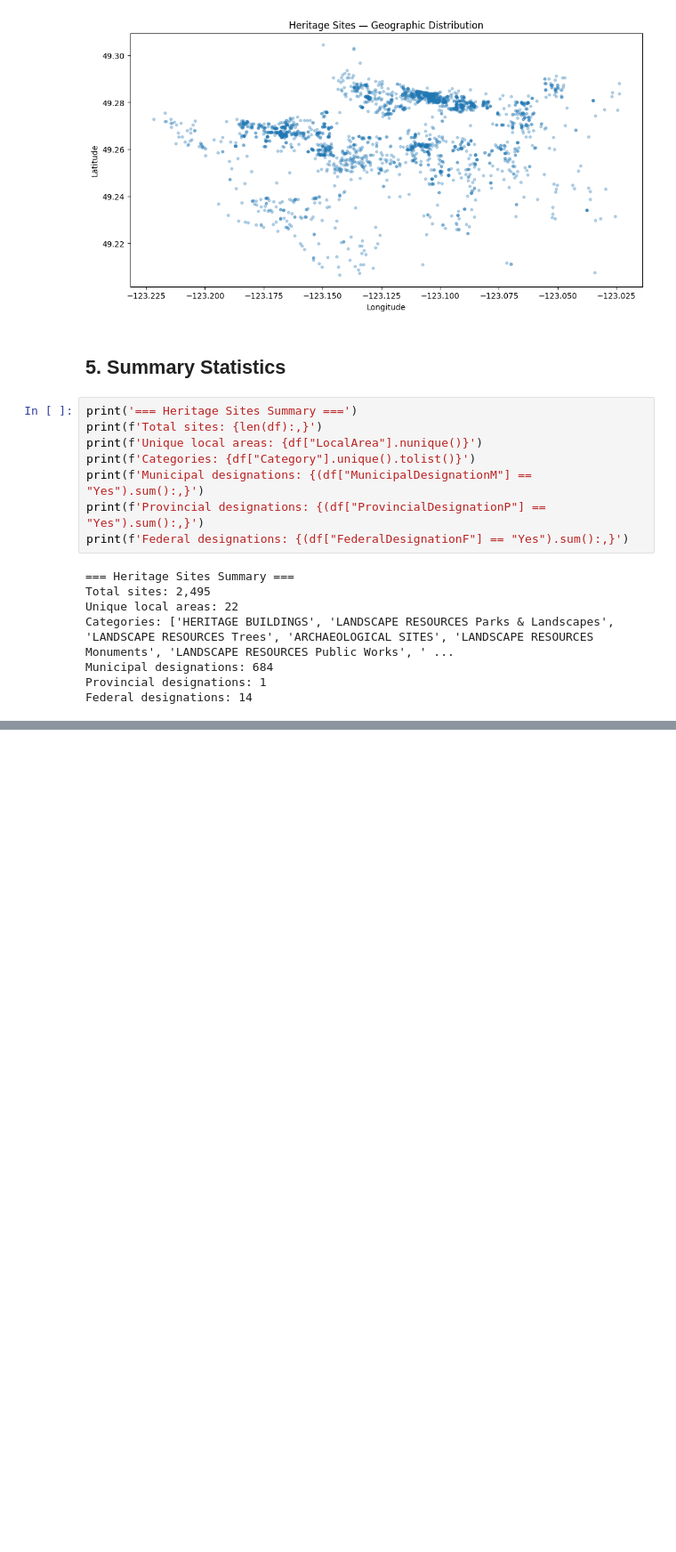
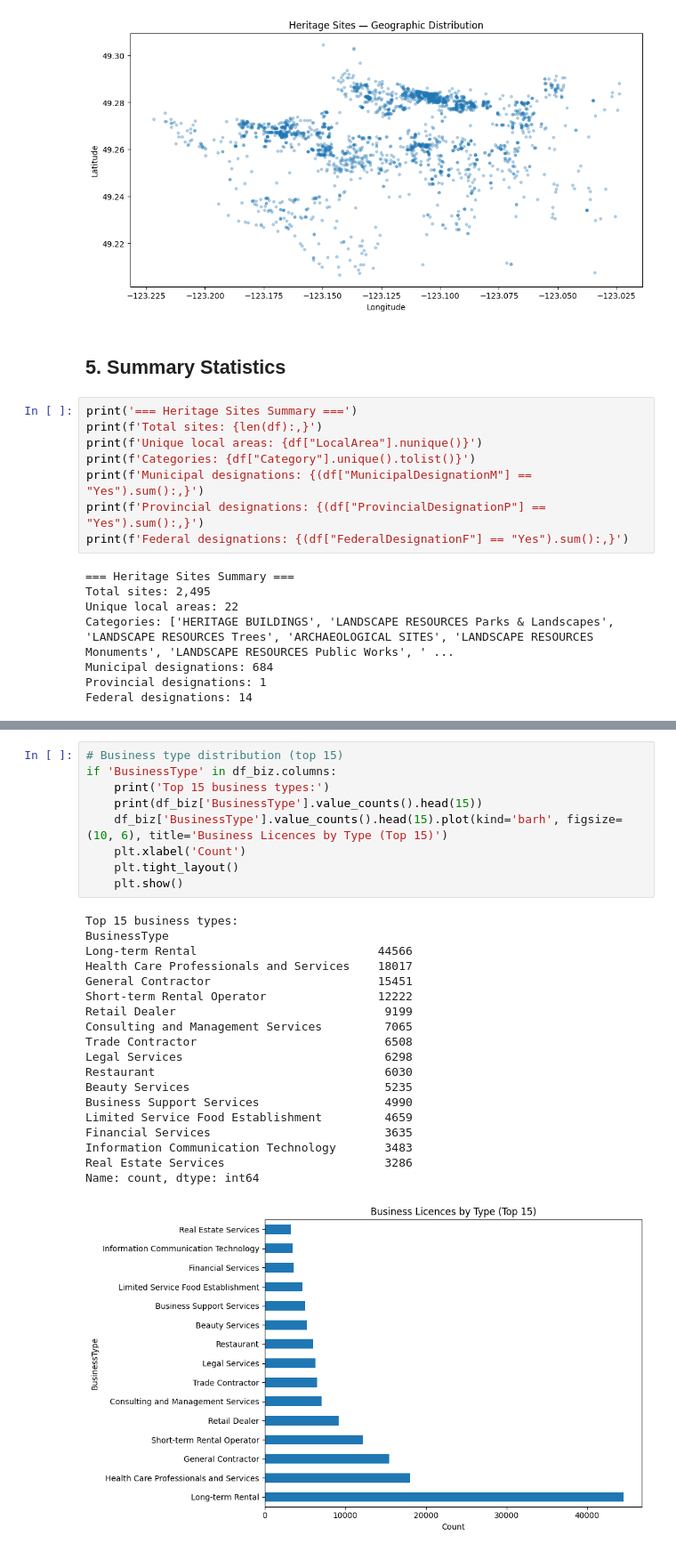
Before and after one commit to NickDulvy/aida-lab-my-work, a Jupyter notebook: module-03/heritage-sites-analysis.ipynb, the cells around one changed output, grey strips where cells are left out. Shown at 89% size. Drawn from its saved outputs; the diff is of its cells as text; blank space fills up the shorter version.

```diff
--- a/module-03/heritage-sites-analysis.ipynb
+++ b/module-03/heritage-sites-analysis.ipynb
@@ -423,0 +610,29 @@ Federal designations: 14
+# %%
+# Business type distribution (top 15)
+if 'BusinessType' in df_biz.columns:
+    print('Top 15 business types:')
+    print(df_biz['BusinessType'].value_counts().head(15))
+    df_biz['BusinessType'].value_counts().head(15).plot(kind='barh', figsize=(10, 6), title='Business Licences by Type (Top 15)')
+    plt.xlabel('Count')
+    plt.tight_layout()
+    plt.show()
+# %% [output]
+Top 15 business types:
+BusinessType
+Long-term Rental                          44566
+Health Care Professionals and Services    18017
+General Contractor                        15451
+Short-term Rental Operator                12222
+Retail Dealer                              9199
+Consulting and Management Services         7065
+Trade Contractor                           6508
+Legal Services                             6298
+Restaurant                                 6030
+Beauty Services                            5235
+Business Support Services                  4990
+Limited Service Food Establishment         4659
+Financial Services                         3635
+Information Communication Technology       3483
+Real Estate Services                       3286
+Name: count, dtype: int64
+[figure, added]
```
Also changed, not shown: parts of 36 cells of this notebook, 1 other file.
